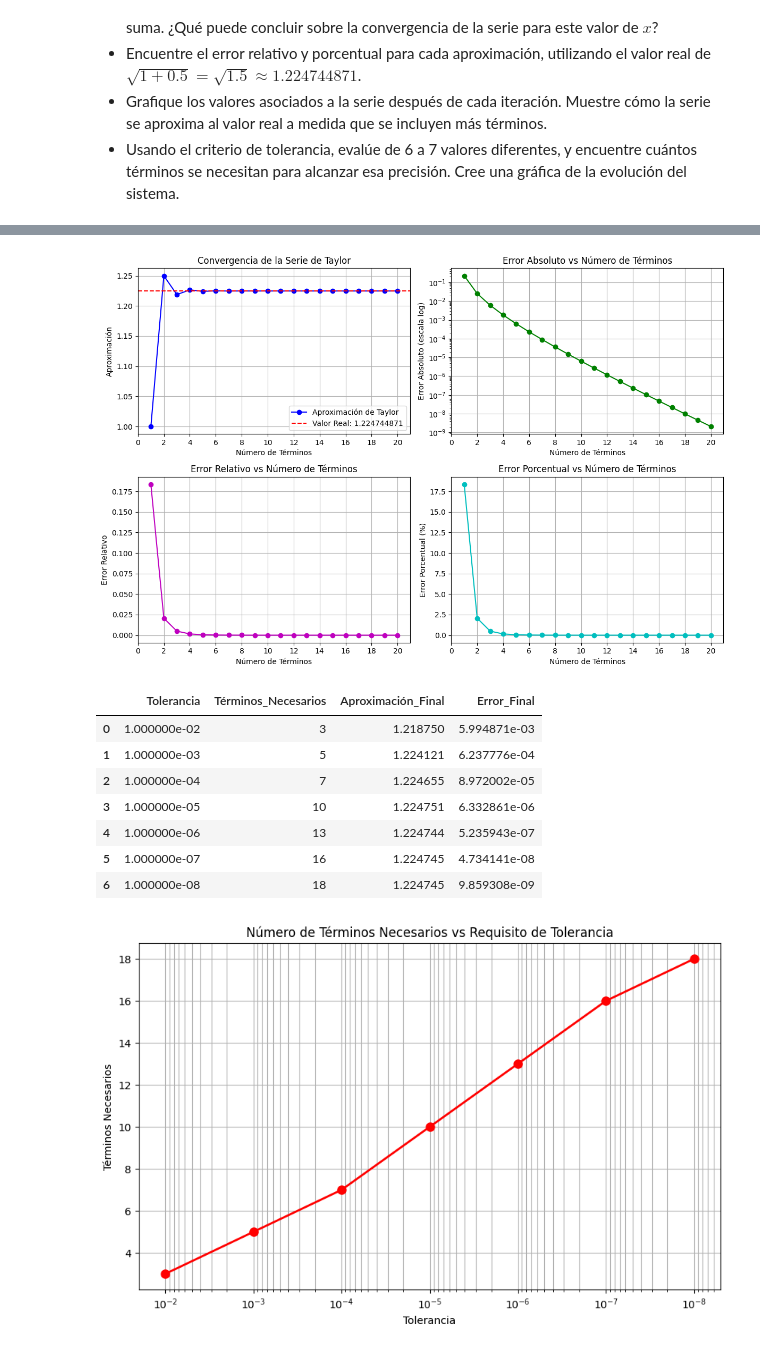
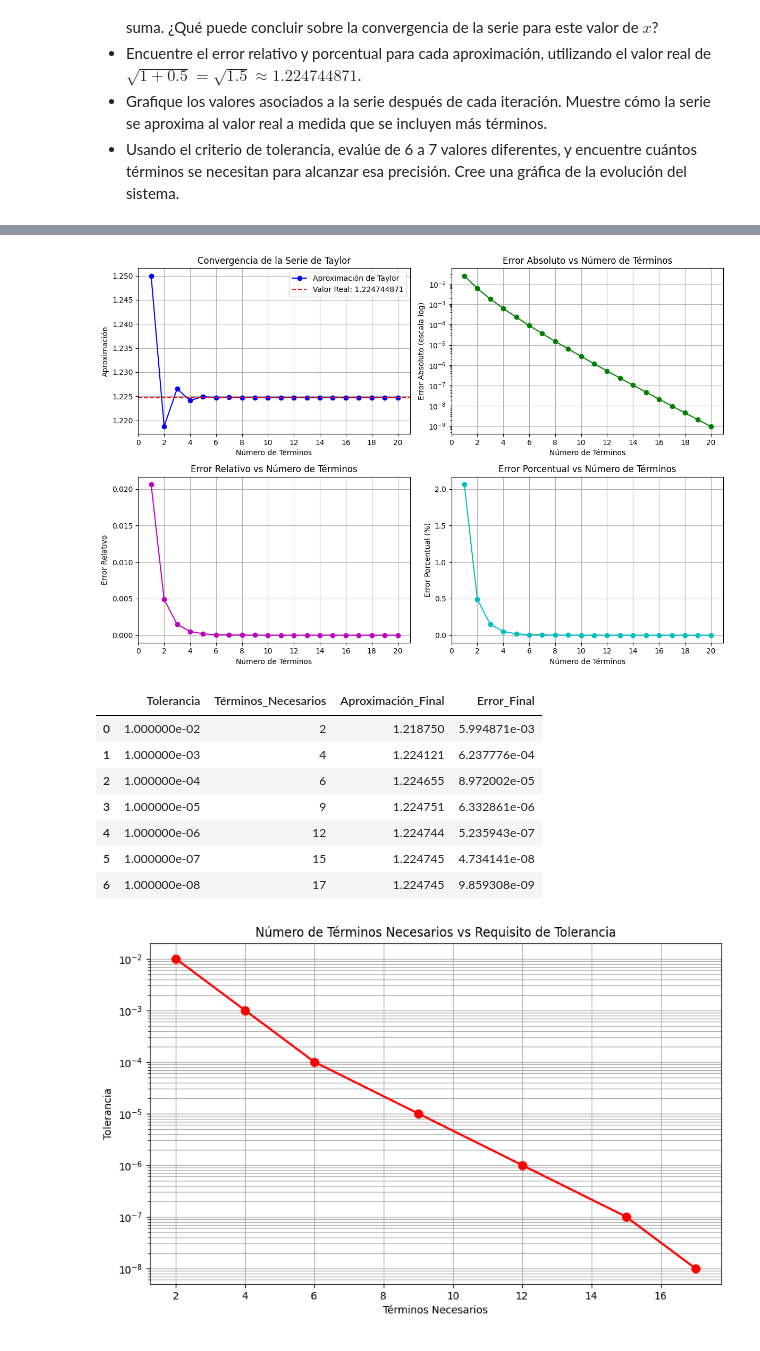
Before and after one commit to danielruizm16/ComputationalMethods_2026_I, a Jupyter notebook: Rep_Numérica_Errores/Rep_Numérica_Errores.ipynb, the cells around one changed output, grey strips where cells are left out. Drawn from its saved outputs; the diff is of its cells as text; code cells hidden in the pictures.

```diff
--- a/Rep_Numérica_Errores/Rep_Numérica_Errores.ipynb
+++ b/Rep_Numérica_Errores/Rep_Numérica_Errores.ipynb
@@ -64,6 +63,13 @@ $$\sqrt{1+x} = \sum_{n=0}^{\infty} \binom{1/2}{n} x^n = 1 + \frac{1}{2} x - \fra
 - Grafique los valores asociados a la serie después de cada iteración. Muestre cómo la serie se aproxima al valor real a medida que se incluyen más términos.
 - Usando el criterio de tolerancia, evalúe de 6 a 7 valores diferentes, y encuentre cuántos términos se necesitan para alcanzar esa precisión. Cree una gráfica de la evolución del sistema.
 # %%
+def factorial(n):
+    """Calcula el factorial de un número entero positivo usando recursividad"""
+    if n==0:
+        return 1
+    else:
+        return n*factorial(n-1)
+
 def coeficiente_binomial(alpha, n):
     """Calcula el coeficiente binomial generalizado (alpha elige n)"""
     if n == 0:
@@ -76,7 +82,7 @@ def coeficiente_binomial(alpha, n):
 def aproximacion_taylor_binomial(x, alpha, n_terminos):
     """Calcula la aproximación de la serie de Taylor para (1+x)^alpha"""
     aproximacion = 0
-    for n in range(n_terminos):
+    for n in range(n_terminos+1):
         aproximacion += coeficiente_binomial(alpha, n) * (x ** n)
     return aproximacion
 # %%
@@ -186,7 +174,7 @@ plt.xticks(range(0, max_terminos + 1, 2))
 plt.tight_layout()
 plt.show()
 # %% [output]
-[figure, old version]
+[figure, new version]
 # %%
 # Análisis de tolerancia
 def terminos_necesarios_para_tolerancia(x, alpha, tolerancia):
@@ -219,22 +207,21 @@ tolerancia_df = pd.DataFrame(resultados_tolerancia)
 tolerancia_df
 # %% [output]
 |  | Tolerancia | Términos_Necesarios | Aproximación_Final | Error_Final |
-| 0 | 1.000000e-02 | 3 | 1.218750 | 5.994871e-03 |
-| 1 | 1.000000e-03 | 5 | 1.224121 | 6.237776e-04 |
-| 2 | 1.000000e-04 | 7 | 1.224655 | 8.972002e-05 |
-| 3 | 1.000000e-05 | 10 | 1.224751 | 6.332861e-06 |
-| 4 | 1.000000e-06 | 13 | 1.224744 | 5.235943e-07 |
-| 5 | 1.000000e-07 | 16 | 1.224745 | 4.734141e-08 |
-| 6 | 1.000000e-08 | 18 | 1.224745 | 9.859308e-09 |
+| 0 | 1.000000e-02 | 2 | 1.218750 | 5.994871e-03 |
+| 1 | 1.000000e-03 | 4 | 1.224121 | 6.237776e-04 |
+| 2 | 1.000000e-04 | 6 | 1.224655 | 8.972002e-05 |
+| 3 | 1.000000e-05 | 9 | 1.224751 | 6.332861e-06 |
+| 4 | 1.000000e-06 | 12 | 1.224744 | 5.235943e-07 |
+| 5 | 1.000000e-07 | 15 | 1.224745 | 4.734141e-08 |
+| 6 | 1.000000e-08 | 17 | 1.224745 | 9.859308e-09 |
 # %%
 # Graficar análisis de tolerancia
 plt.figure(figsize=(10, 6))
-plt.semilogx(tolerancia_df['Tolerancia'], tolerancia_df['Términos_Necesarios'], 'ro-', linewidth=2, markersize=8)
-plt.xlabel('Tolerancia')
-plt.ylabel('Términos Necesarios')
+plt.semilogy(tolerancia_df['Términos_Necesarios'], tolerancia_df['Tolerancia'],'ro-', linewidth=2, markersize=8)
+plt.xlabel('Términos Necesarios')
+plt.ylabel('Tolerancia')
 plt.title('Número de Términos Necesarios vs Requisito de Tolerancia')
 plt.grid(True, which="both", ls="-")
-plt.gca().invert_xaxis()  # Tolerancia más pequeña a la derecha
 plt.show()
 # %% [output]
-[figure, old version]
+[figure, new version]
```
Also changed, not shown: parts of 3 cells of this notebook, 2 other files.
